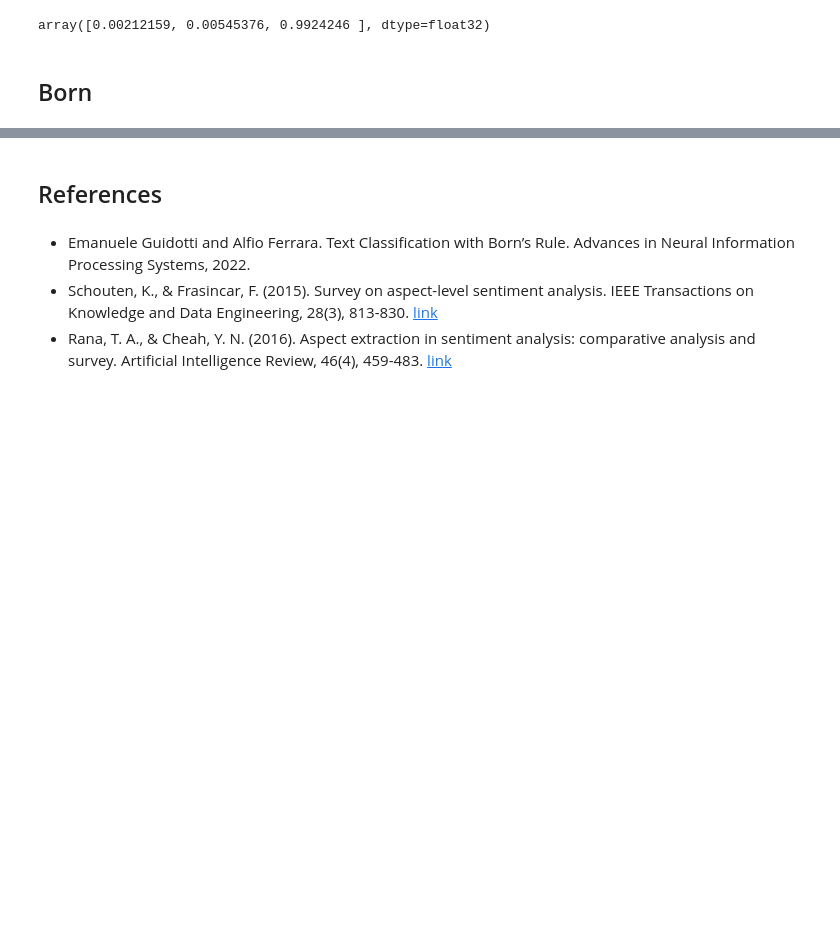
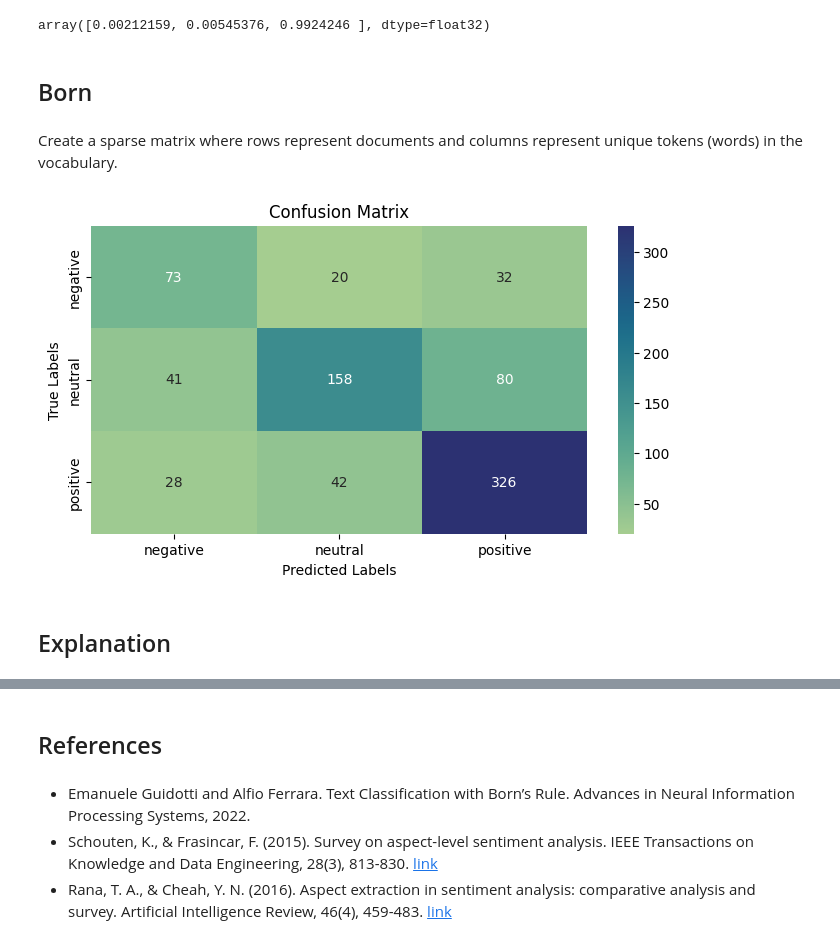
Before and after one commit to tabaraei/aspect-based-sentiment-analysis, a Jupyter notebook: ABSA.ipynb, the cells around one changed output, grey strips where cells are left out. Drawn from its saved outputs; the diff is of its cells as text; code cells hidden in the pictures; blank space fills up the shorter version.

Commit message:
added born evaluation and explanation

```diff
--- a/ABSA.ipynb
+++ b/ABSA.ipynb
@@ -24,8 +53,13 @@ Any dataset supporting ABSA. See for example [here](https://paperswithcode.com/d
 # %%
-from datasets import load_dataset
-
-dataset = load_dataset('alexcadillon/SemEval2014Task4', 'restaurants') # "laptops"
+# Load the "restaurants" or "laptops" datasets from SemEval2014 in HuggingFace
+dataset = load_dataset('alexcadillon/SemEval2014Task4', 'restaurants')
 train_data, test_data = dataset['train'], dataset['test']
 
-train_data.shape, test_data.shape
+# Transform the data
+train_df = create_dataset(train_data)
+test_df = create_dataset(test_data)
+
+# Show a sample of the data
+print(f'Train size: {train_data.shape}, Test size: {test_data.shape}')
+train_df.head()
 # %% [output]
@@ -200,14 +122,28 @@ from bornrule import BornClassifier
+# %% [markdown]
+Create a sparse matrix where rows represent documents and columns represent unique tokens (words) in the vocabulary.
 # %%
-from sklearn.model_selection import train_test_split
-from sklearn.metrics import classification_report
+# Tokenization and Vectorization
+vec = CountVectorizer(tokenizer=word_tokenize, lowercase=True, token_pattern=None)
+X_train, y_train = vec.fit_transform(train_df['document']), train_df['overall_sentiment']
+X_test, y_test = vec.transform(test_df['document']), test_df['overall_sentiment']
 
-# Split the data
-X_train, X_test, y_train, y_test = train_test_split(X, y, test_size=0.2, random_state=42)
-
-# Train the classifier
+# Training the classifier
 clf = BornClassifier()
 clf.fit(X_train, y_train)
 
 # Evaluate the model
 y_pred = clf.predict(X_test)
 print(classification_report(y_test, y_pred))
+# %%
+# Creating the Confusion Matrix
+class_labels = sorted(train_df['overall_sentiment'].unique())
+cm = confusion_matrix(y_test, y_pred, labels=class_labels)
+
+# Plotting the Confusion Matrix
+plt.figure(figsize=(8, 4))
+ax = sns.heatmap(cm, annot=True, fmt='d', cmap='crest', xticklabels=class_labels, yticklabels=class_labels)
+_ = ax.set(xlabel='Predicted Labels', ylabel='True Labels', title='Confusion Matrix')
+# %% [output]
+[figure, added]
+# %% [markdown]
+## Explanation
```
Also changed, not shown: parts of 16 cells of this notebook.
